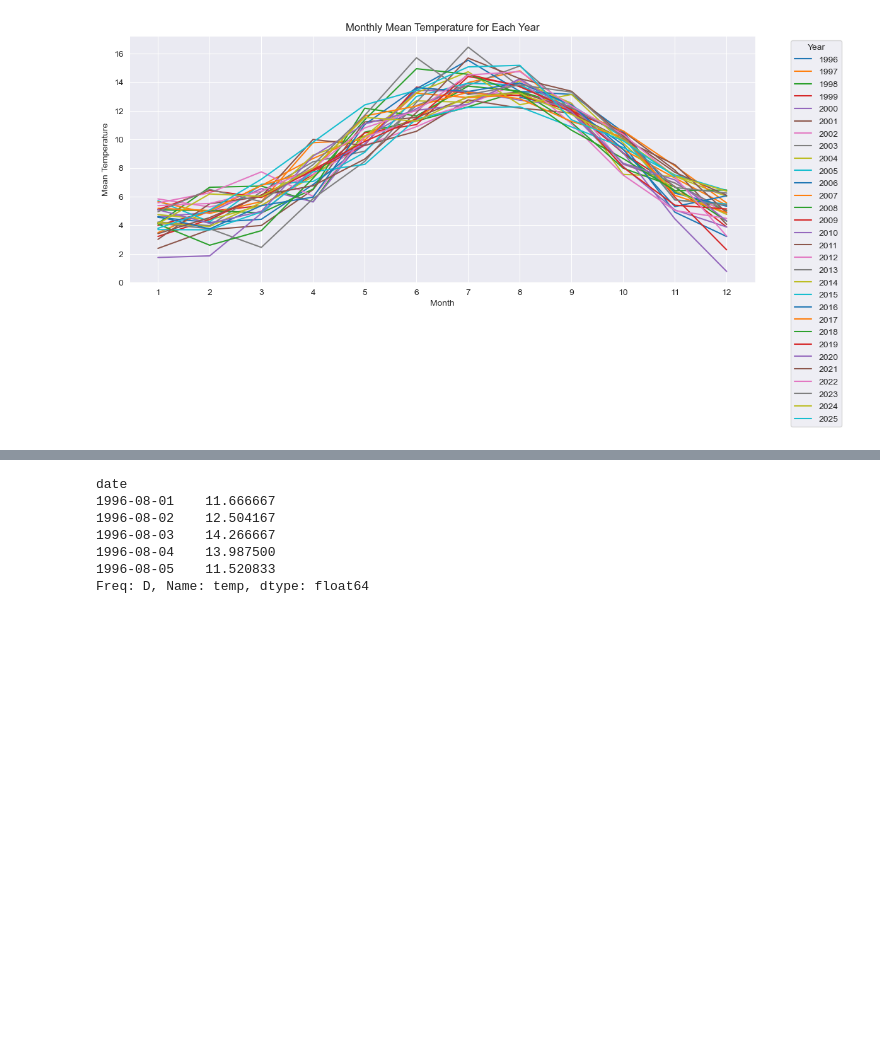
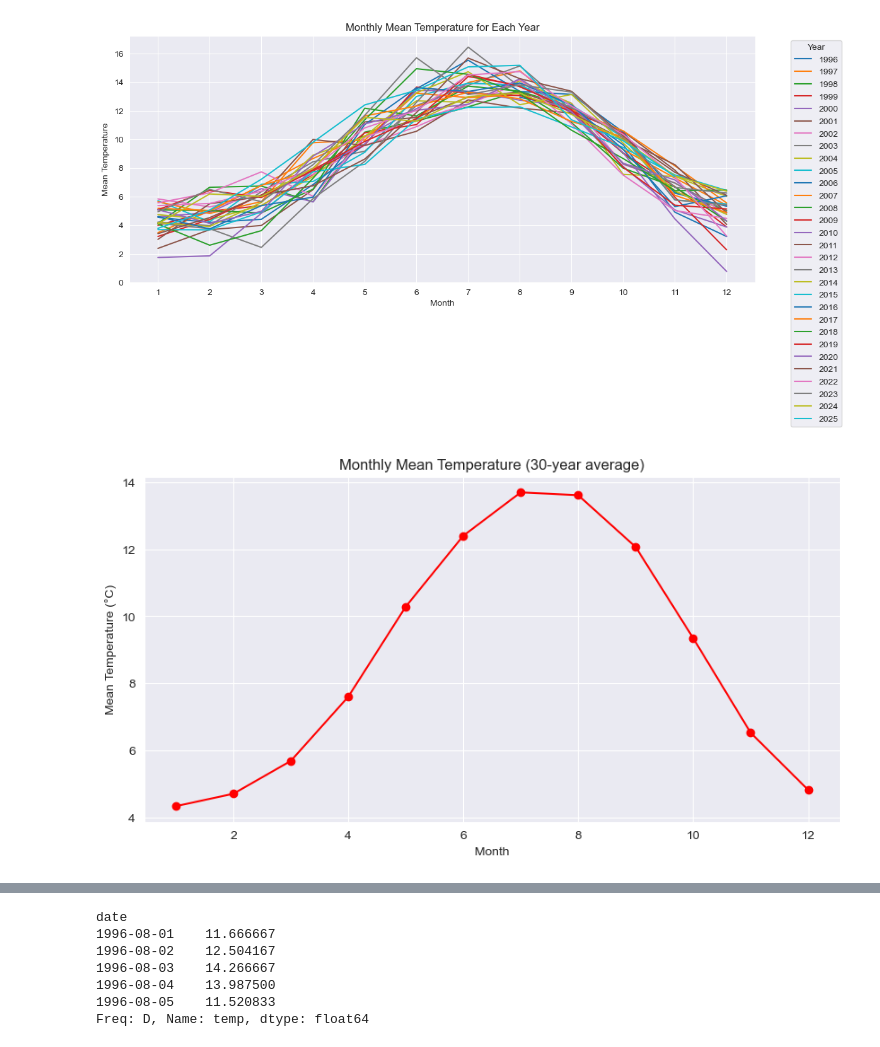
Before and after one commit to AnnaLozenko/PFDA_assignments, a Jupyter notebook: assignment_6_Weather.ipynb, the cells around one changed output, grey strips where cells are left out. Cells and saved outputs as stored; diff of their text form; code cells hidden in the pictures; blank space fills up the shorter version.

```diff
--- a/assignment_6_Weather.ipynb
+++ b/assignment_6_Weather.ipynb
@@ -226,4 +250,16 @@ plt.tight_layout()
 plt.show()
 # %% [output]
 [figure]
+# %%
+monthly_mean = df['temp'].groupby(df.index.month).mean()
+# %%
+plt.figure(figsize=(10,5))
+plt.plot(monthly_mean.index, monthly_mean.values, marker='o', color = 'red')
+plt.xlabel("Month")
+plt.ylabel("Mean Temperature (°C)")
+plt.title("Monthly Mean Temperature (30-year average)")
+plt.grid(True)
+plt.show()
+# %% [output]
+[figure, added]
 # %% [markdown]
```
Also changed, not shown: parts of 31 cells of this notebook.
